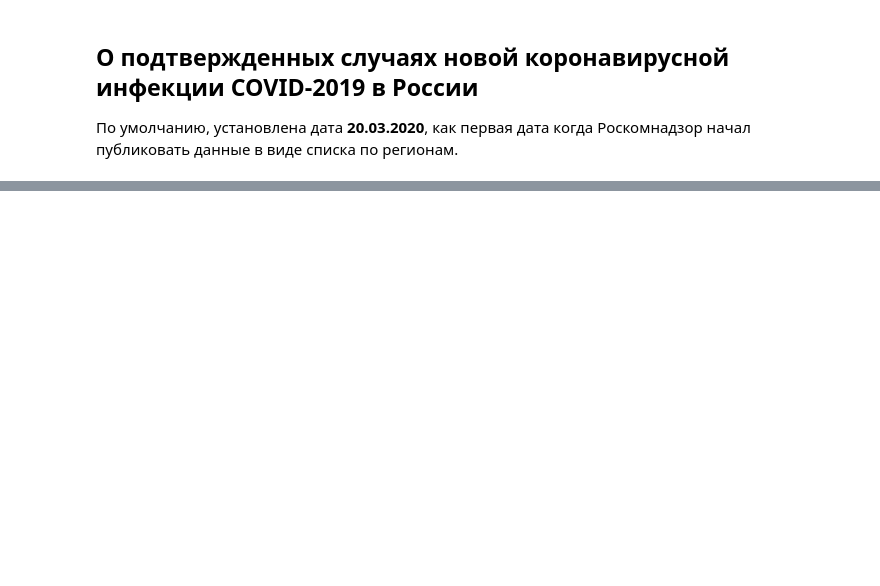
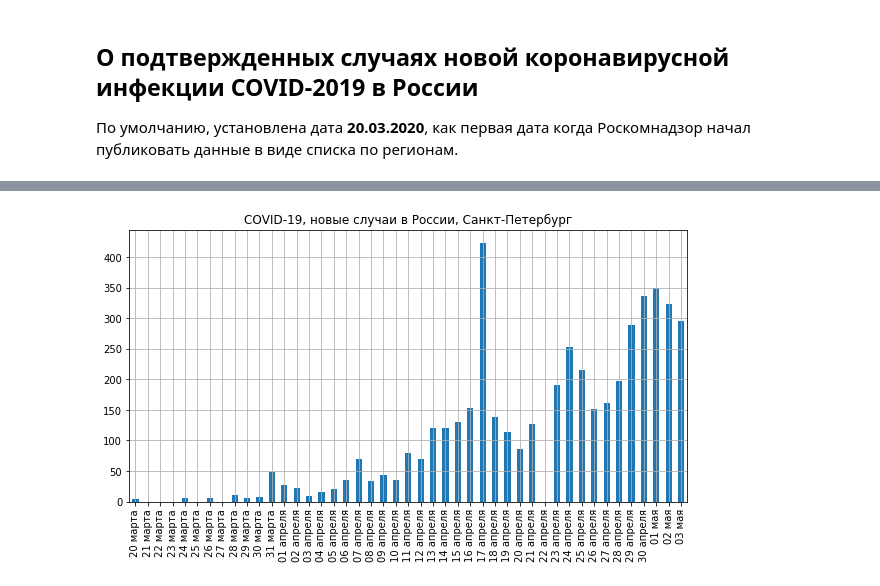
Before and after one commit to thelebster/SkillFactory-Data-Science, a Jupyter notebook: covid19/covid19_russia.ipynb, the cells around one changed output, grey strips where cells are left out. Saved outputs shown, nothing was run; the diff lists cells and outputs as text; code cells hidden in the pictures; blank space fills up the shorter version.

Commit message:
[covid19] Add statistics and bar for SPb daily cases.

```diff
--- a/covid19/covid19_russia.ipynb
+++ b/covid19/covid19_russia.ipynb
@@ -172,0 +174,11 @@ Length: 164, dtype: float64
+# %%
+bar = covid_cases_df.loc['Санкт-Петербург'].plot(
+    kind='bar',
+    grid=True,
+    title='COVID-19, новые случаи в России, Санкт-Петербург',
+    width=0.5,
+    figsize=(10, 5)
+)
+bar.set_xticklabels(covid_cases_daily_df['date_fmt'])
+# %% [output]
+[figure, added]
```
Also changed, not shown: parts of 6 cells of this notebook, 7 other files.
